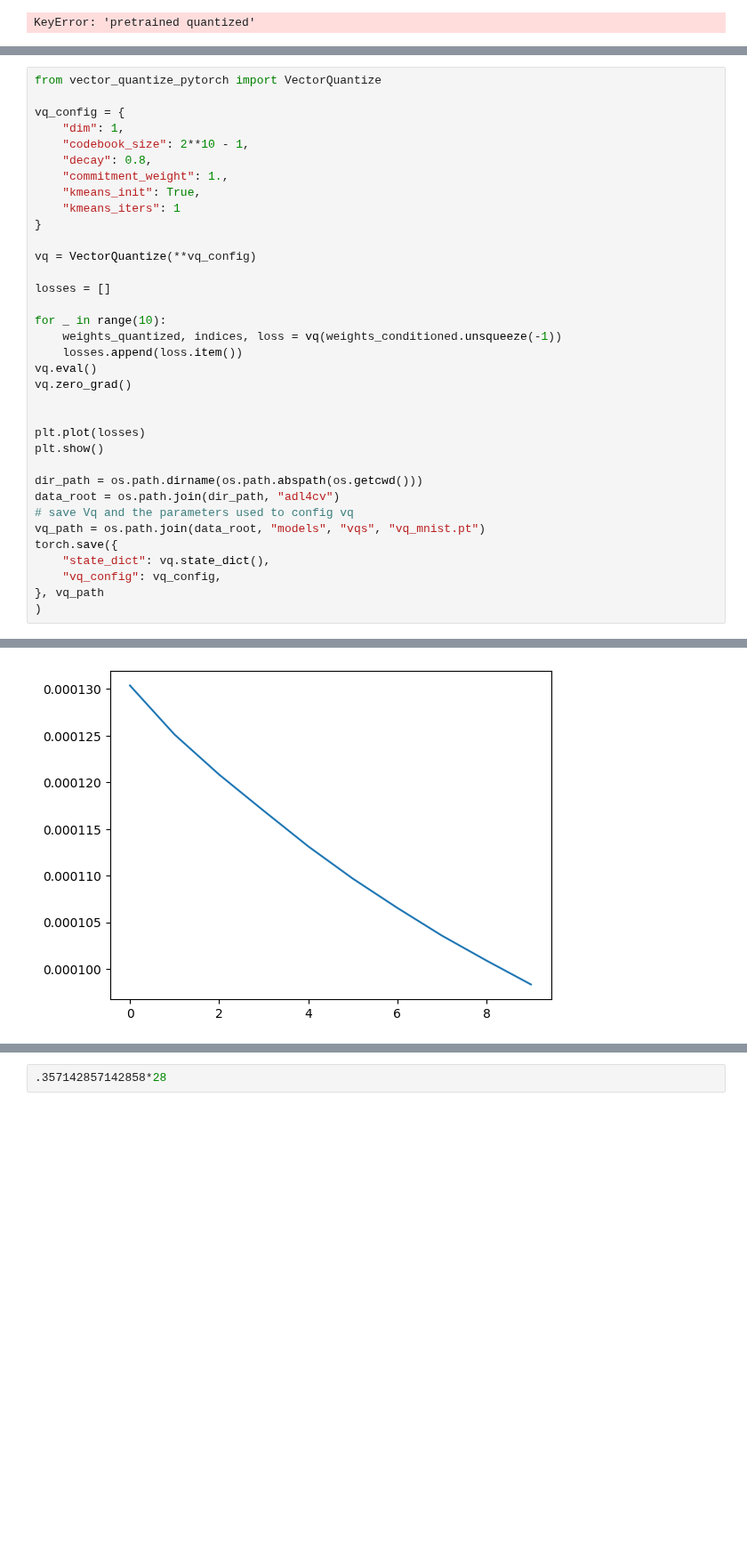
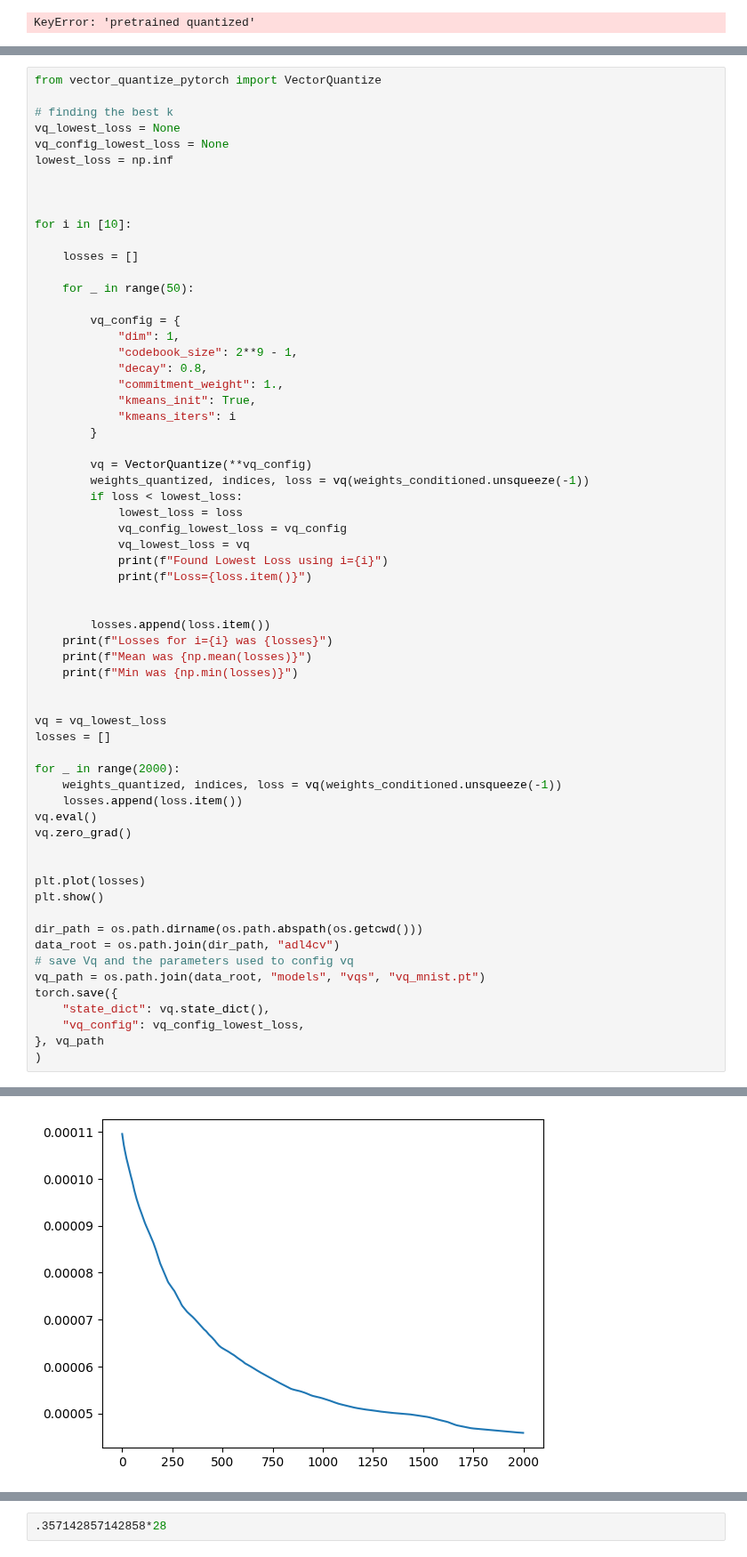
Before and after one commit to nef-gpt/adl4cv, a Jupyter notebook: visualize_model.ipynb, the cells around one changed output, grey strips where cells are left out. Shown at 89% size. Drawn from its saved outputs; the diff is of its cells as text; blank space fills up the shorter version.

```diff
--- a/visualize_model.ipynb
+++ b/visualize_model.ipynb
@@ -168,20 +172,48 @@ Unconditioned std:  tensor(0.5925)
 # %%
 from vector_quantize_pytorch import VectorQuantize
 
-vq_config = {
-    "dim": 1,
-    "codebook_size": 2**10 - 1,
-    "decay": 0.8,
-    "commitment_weight": 1.,
-    "kmeans_init": True,
-    "kmeans_iters": 1
-}
+# finding the best k
+vq_lowest_loss = None
+vq_config_lowest_loss = None
+lowest_loss = np.inf
 
-vq = VectorQuantize(**vq_config)
 
+
+for i in [10]:
+
+    losses = []
+
+    for _ in range(50):
+
+        vq_config = {
+            "dim": 1,
+            "codebook_size": 2**9 - 1,
+            "decay": 0.8,
+            "commitment_weight": 1.,
+            "kmeans_init": True,
+            "kmeans_iters": i
+        }
+
+        vq = VectorQuantize(**vq_config)
+        weights_quantized, indices, loss = vq(weights_conditioned.unsqueeze(-1))
+        if loss < lowest_loss:
+            lowest_loss = loss
+            vq_config_lowest_loss = vq_config
+            vq_lowest_loss = vq
+            print(f"Found Lowest Loss using i={i}")
+            print(f"Loss={loss.item()}")
+
+
+        losses.append(loss.item())
+    print(f"Losses for i={i} was {losses}")
+    print(f"Mean was {np.mean(losses)}")
+    print(f"Min was {np.min(losses)}")
+
+
+vq = vq_lowest_loss
 losses = []
 
-for _ in range(10):
+for _ in range(2000):
     weights_quantized, indices, loss = vq(weights_conditioned.unsqueeze(-1))
     losses.append(loss.item())
 vq.eval()
@@ -197,7 +229,7 @@ data_root = os.path.join(dir_path, "adl4cv")
 vq_path = os.path.join(data_root, "models", "vqs", "vq_mnist.pt")
 torch.save({
     "state_dict": vq.state_dict(),
-    "vq_config": vq_config,
+    "vq_config": vq_config_lowest_loss,
 }, vq_path
 )
 # %% [output]
@@ -204,4 +245,4 @@ torch.save({
-[figure, old version]
+[figure, new version]
 # %%
 from animation.util import reconstruct_image
 
```
Also changed, not shown: parts of 12 cells of this notebook, 6 other files.
